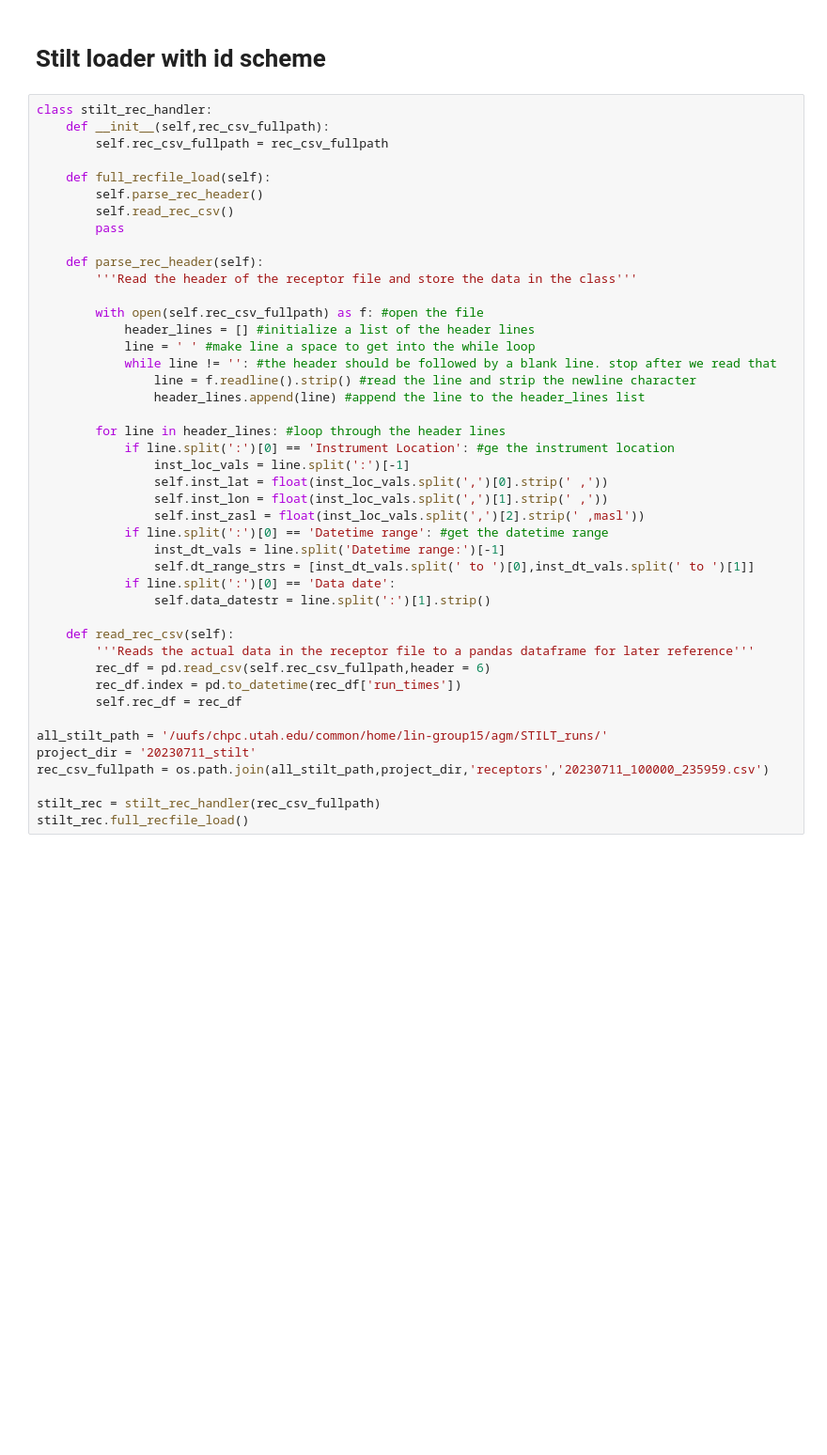
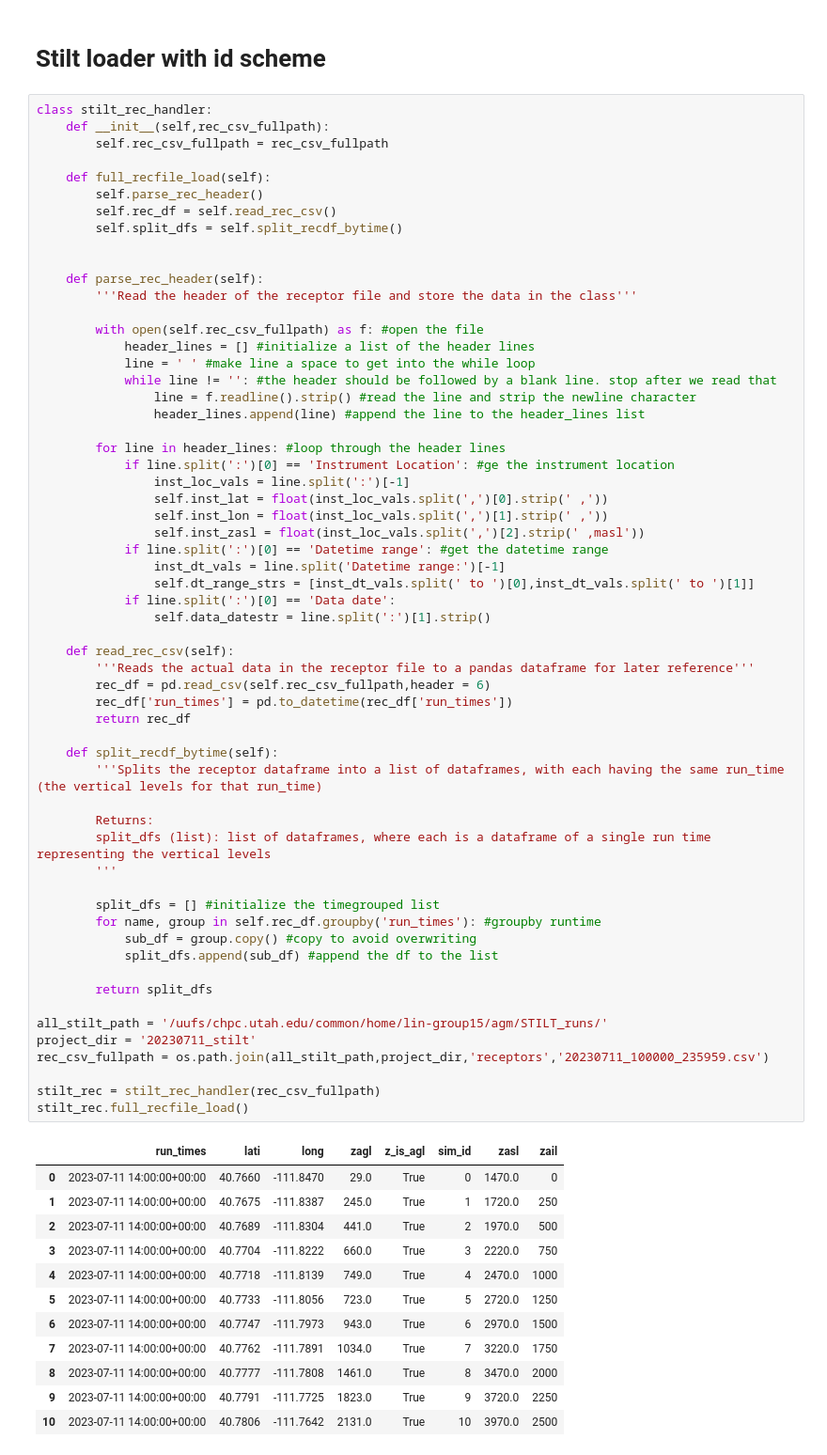
Before and after one commit to agmeyer4/Atmos_Column, a Jupyter notebook: atmos_column/ipynbs/stilt_examiner.ipynb, the cells around one changed output. Shown at 94% size. Drawn from its saved outputs; the diff is of its cells as text; blank space fills up the shorter version.

```diff
--- a/atmos_column/ipynbs/stilt_examiner.ipynb
+++ b/atmos_column/ipynbs/stilt_examiner.ipynb
@@ -299,40 +299,68 @@ class stilt_rec_handler:
 
     def full_recfile_load(self):
         self.parse_rec_header()
-        self.read_rec_csv()
-        pass
+        self.rec_df = self.read_rec_csv()
+        self.split_dfs = self.split_recdf_bytime()
+
 
     def parse_rec_header(self):
         '''Read the header of the receptor file and store the data in the class'''
 
         with open(self.rec_csv_fullpath) as f: #open the file
             header_lines = [] #initialize a list of the header lines
             line = ' ' #make line a space to get into the while loop
             while line != '': #the header should be followed by a blank line. stop after we read that
                 line = f.readline().strip() #read the line and strip the newline character
                 header_lines.append(line) #append the line to the header_lines list
 
         for line in header_lines: #loop through the header lines
             if line.split(':')[0] == 'Instrument Location': #ge the instrument location
                 inst_loc_vals = line.split(':')[-1]
                 self.inst_lat = float(inst_loc_vals.split(',')[0].strip(' ,'))
                 self.inst_lon = float(inst_loc_vals.split(',')[1].strip(' ,'))
                 self.inst_zasl = float(inst_loc_vals.split(',')[2].strip(' ,masl'))
             if line.split(':')[0] == 'Datetime range': #get the datetime range
                 inst_dt_vals = line.split('Datetime range:')[-1]
                 self.dt_range_strs = [inst_dt_vals.split(' to ')[0],inst_dt_vals.split(' to ')[1]]
             if line.split(':')[0] == 'Data date':
                 self.data_datestr = line.split(':')[1].strip()
 
     def read_rec_csv(self):
         '''Reads the actual data in the receptor file to a pandas dataframe for later reference'''
         rec_df = pd.read_csv(self.rec_csv_fullpath,header = 6)
-        rec_df.index = pd.to_datetime(rec_df['run_times'])
-        self.rec_df = rec_df
+        rec_df['run_times'] = pd.to_datetime(rec_df['run_times'])
+        return rec_df
+
+    def split_recdf_bytime(self):
+        '''Splits the receptor dataframe into a list of dataframes, with each having the same run_time (the vertical levels for that run_time)
+
+        Returns:
+        split_dfs (list): list of dataframes, where each is a dataframe of a single run time representing the vertical levels
+        '''
+
+        split_dfs = [] #initialize the timegrouped list
+        for name, group in self.rec_df.groupby('run_times'): #groupby runtime
+            sub_df = group.copy() #copy to avoid overwriting
+            split_dfs.append(sub_df) #append the df to the list
+
+        return split_dfs
 
 all_stilt_path = '/uufs/chpc.utah.edu/common/home/lin-group15/agm/STILT_runs/'
 project_dir = '20230711_stilt'
 rec_csv_fullpath = os.path.join(all_stilt_path,project_dir,'receptors','20230711_100000_235959.csv')
 
 stilt_rec = stilt_rec_handler(rec_csv_fullpath)
 stilt_rec.full_recfile_load()
+# %% [output]
+|  | run_times | lati | long | zagl | z_is_agl | sim_id | zasl | zail |
+| 0 | 2023-07-11 14:00:00+00:00 | 40.7660 | -111.8470 | 29.0 | True | 0 | 1470.0 | 0 |
+| 1 | 2023-07-11 14:00:00+00:00 | 40.7675 | -111.8387 | 245.0 | True | 1 | 1720.0 | 250 |
+| 2 | 2023-07-11 14:00:00+00:00 | 40.7689 | -111.8304 | 441.0 | True | 2 | 1970.0 | 500 |
+| 3 | 2023-07-11 14:00:00+00:00 | 40.7704 | -111.8222 | 660.0 | True | 3 | 2220.0 | 750 |
+| 4 | 2023-07-11 14:00:00+00:00 | 40.7718 | -111.8139 | 749.0 | True | 4 | 2470.0 | 1000 |
+| 5 | 2023-07-11 14:00:00+00:00 | 40.7733 | -111.8056 | 723.0 | True | 5 | 2720.0 | 1250 |
+| 6 | 2023-07-11 14:00:00+00:00 | 40.7747 | -111.7973 | 943.0 | True | 6 | 2970.0 | 1500 |
+| 7 | 2023-07-11 14:00:00+00:00 | 40.7762 | -111.7891 | 1034.0 | True | 7 | 3220.0 | 1750 |
+| 8 | 2023-07-11 14:00:00+00:00 | 40.7777 | -111.7808 | 1461.0 | True | 8 | 3470.0 | 2000 |
+| 9 | 2023-07-11 14:00:00+00:00 | 40.7791 | -111.7725 | 1823.0 | True | 9 | 3720.0 | 2250 |
+| 10 | 2023-07-11 14:00:00+00:00 | 40.7806 | -111.7642 | 2131.0 | True | 10 | 3970.0 | 2500 |
```
Also changed, not shown: parts of 8 cells of this notebook.
